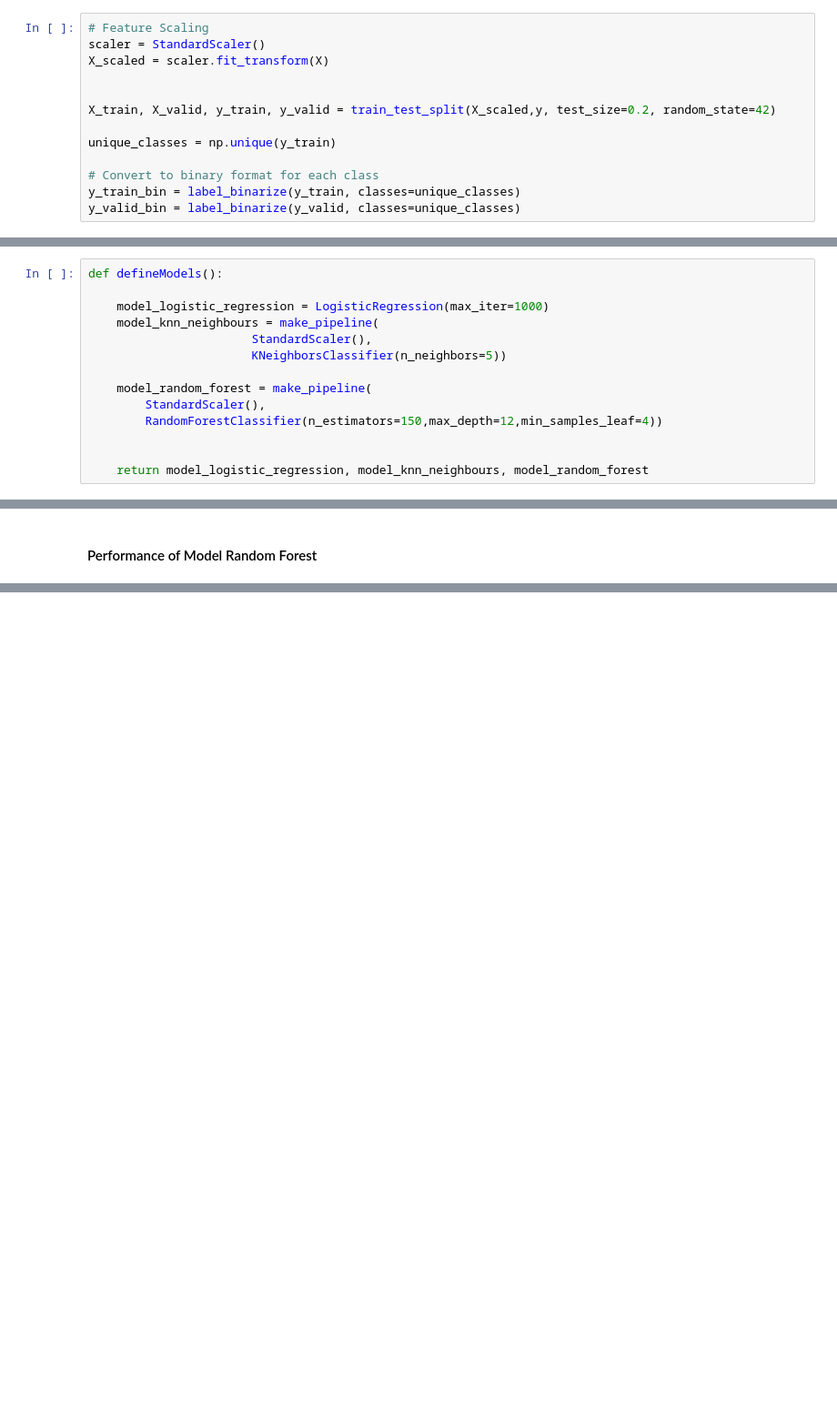
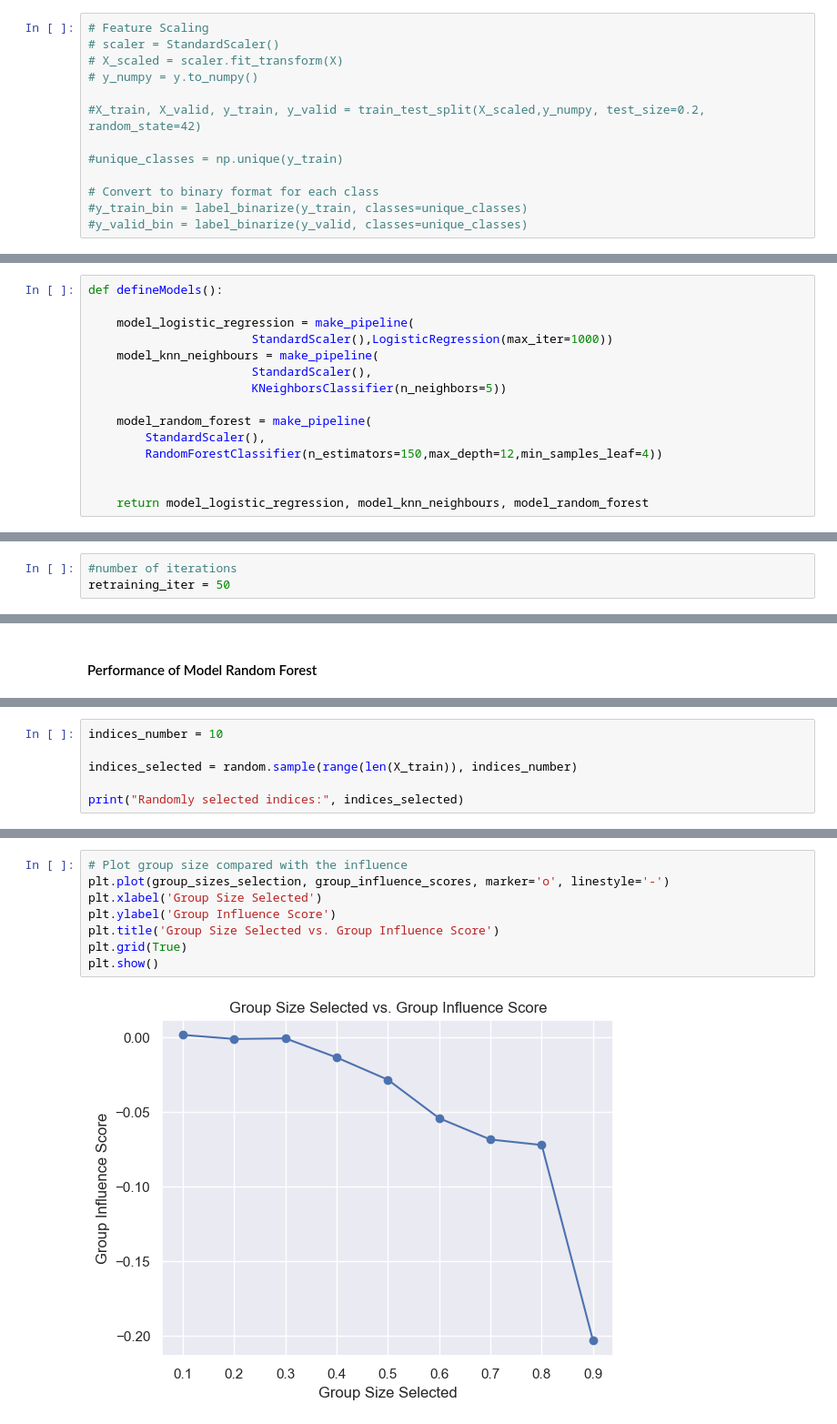
Before and after one commit to KaurInTech/Data-modeling-Obesity-levels-, a Jupyter notebook: Assignment2(CMPT419).ipynb, the cells around one changed output, grey strips where cells are left out. Shown at 91% size. Saved outputs shown, nothing was run; the diff lists cells and outputs as text; blank space fills up the shorter version.

```diff
--- a/Assignment2(CMPT419).ipynb
+++ b/Assignment2(CMPT419).ipynb
@@ -100,23 +99,24 @@ Approximately 80% of the data is used for training, and 20% is reserved for test
 The split is performed randomly, ensuring that each subset is representative of the overall dataset
 # %%
 # Feature Scaling
-scaler = StandardScaler()
-X_scaled = scaler.fit_transform(X)
+# scaler = StandardScaler()
+# X_scaled = scaler.fit_transform(X)
+# y_numpy = y.to_numpy()
 
+#X_train, X_valid, y_train, y_valid = train_test_split(X_scaled,y_numpy, test_size=0.2, random_state=42)
 
-X_train, X_valid, y_train, y_valid = train_test_split(X_scaled,y, test_size=0.2, random_state=42)
-
-unique_classes = np.unique(y_train)
+#unique_classes = np.unique(y_train)
 
 # Convert to binary format for each class
-y_train_bin = label_binarize(y_train, classes=unique_classes)
-y_valid_bin = label_binarize(y_valid, classes=unique_classes)
+#y_train_bin = label_binarize(y_train, classes=unique_classes)
+#y_valid_bin = label_binarize(y_valid, classes=unique_classes)
 # %% [markdown]
 ### Training Classifier
 # %%
 def defineModels():
 
-    model_logistic_regression = LogisticRegression(max_iter=1000)
+    model_logistic_regression = make_pipeline(
+                       StandardScaler(),LogisticRegression(max_iter=1000))
     model_knn_neighbours = make_pipeline(
                        StandardScaler(),
                        KNeighborsClassifier(n_neighbors=5))
@@ -129,6 +129,9 @@ def defineModels():
     return model_logistic_regression, model_knn_neighbours, model_random_forest
 # %%
 model_logistic_regression,model_knn_neighbours, model_random_forest = defineModels()
+# %%
+#number of iterations
+retraining_iter = 50
 # %% [markdown]
 ### Model Logistic Regression
 # %%
@@ -314,0 +447,6 @@ plt.show()
+# %%
+indices_number = 10
+
+indices_selected = random.sample(range(len(X_train)), indices_number)
+
+print("Randomly selected indices:", indices_selected)
@@ -314,0 +585,10 @@ plt.show()
+# %%
+# Plot group size compared with the influence
+plt.plot(group_sizes_selection, group_influence_scores, marker='o', linestyle='-')
+plt.xlabel('Group Size Selected')
+plt.ylabel('Group Influence Score')
+plt.title('Group Size Selected vs. Group Influence Score')
+plt.grid(True)
+plt.show()
+# %% [output]
+[figure, added]
```
Also changed, not shown: parts of 21 cells of this notebook.
